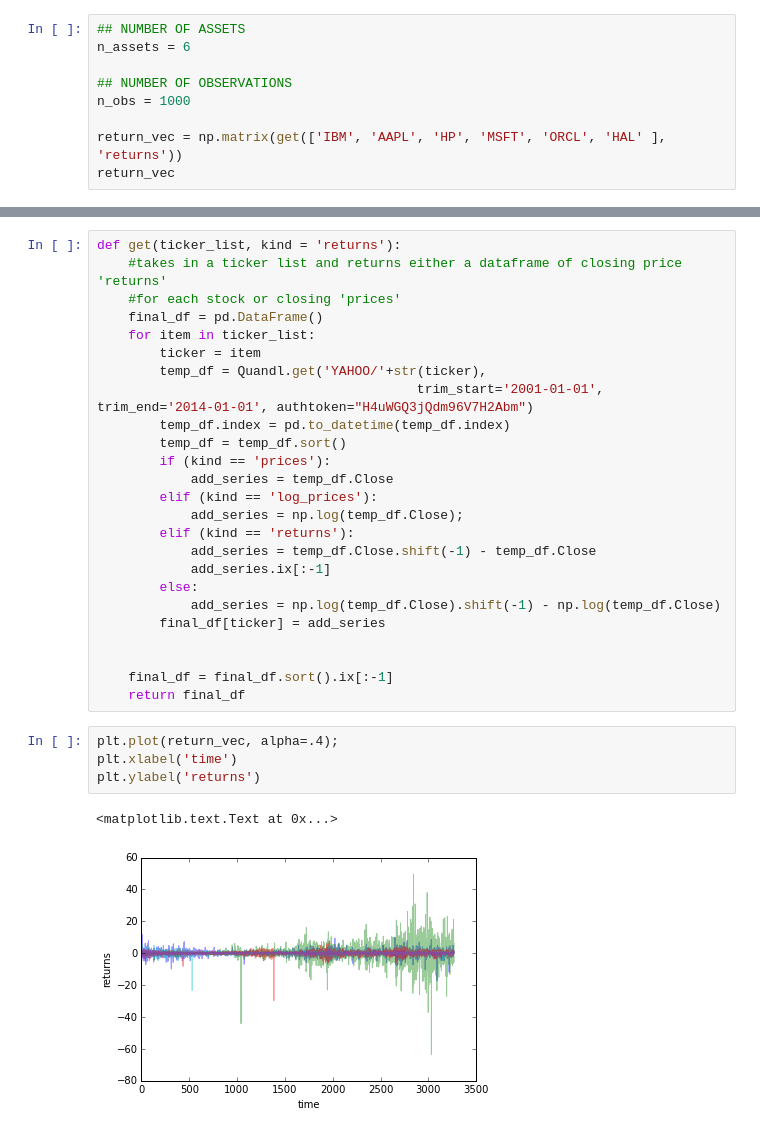
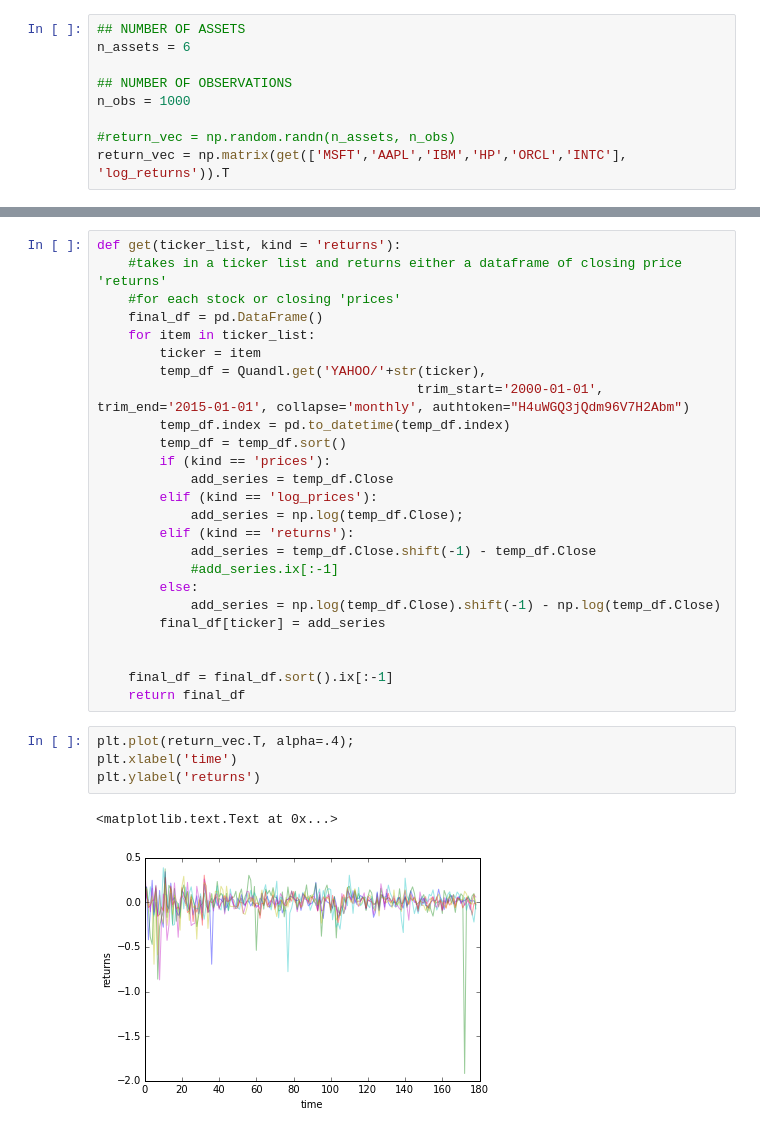
Before and after one commit to mmpollard/CIBPortfolioManagement, a Jupyter notebook: markowitz.ipynb, the cells around one changed output, grey strips where cells are left out. Cells and saved outputs as stored; diff of their text form.

```diff
--- a/markowitz.ipynb
+++ b/markowitz.ipynb
@@ -20,5 +20,5 @@ n_assets = 6
 ## NUMBER OF OBSERVATIONS
 n_obs = 1000
 
-return_vec = np.matrix(get(['IBM', 'AAPL', 'HP', 'MSFT', 'ORCL', 'HAL' ], 'returns'))
-return_vec
+#return_vec = np.random.randn(n_assets, n_obs)
+return_vec = np.matrix(get(['MSFT','AAPL','IBM','HP','ORCL','INTC'], 'log_returns')).T
@@ -38,7 +30,7 @@ def get(ticker_list, kind = 'returns'):
     for item in ticker_list:
         ticker = item
         temp_df = Quandl.get('YAHOO/'+str(ticker),
-                                         trim_start='2001-01-01', trim_end='2014-01-01', authtoken="H4uWGQ3jQdm96V7H2Abm")
+                                         trim_start='2000-01-01', trim_end='2015-01-01', collapse='monthly', authtoken="H4uWGQ3jQdm96V7H2Abm")
         temp_df.index = pd.to_datetime(temp_df.index)
         temp_df = temp_df.sort()
         if (kind == 'prices'):
@@ -47,7 +39,7 @@ def get(ticker_list, kind = 'returns'):
             add_series = np.log(temp_df.Close);
         elif (kind == 'returns'):
             add_series = temp_df.Close.shift(-1) - temp_df.Close
-            add_series.ix[:-1]
+            #add_series.ix[:-1]
         else:
             add_series = np.log(temp_df.Close).shift(-1) - np.log(temp_df.Close)
         final_df[ticker] = add_series
@@ -56,12 +48,12 @@ def get(ticker_list, kind = 'returns'):
     final_df = final_df.sort().ix[:-1]
     return final_df
 # %%
-plt.plot(return_vec, alpha=.4);
+plt.plot(return_vec.T, alpha=.4);
 plt.xlabel('time')
 plt.ylabel('returns')
 # %% [output]
 <matplotlib.text.Text at 0x...>
-[figure, old version]
+[figure, new version]
 # %%
 def rand_weights(n):
     ''' Produces n random weights that sum to 1 '''
```
Also changed, not shown: parts of 7 cells of this notebook.
